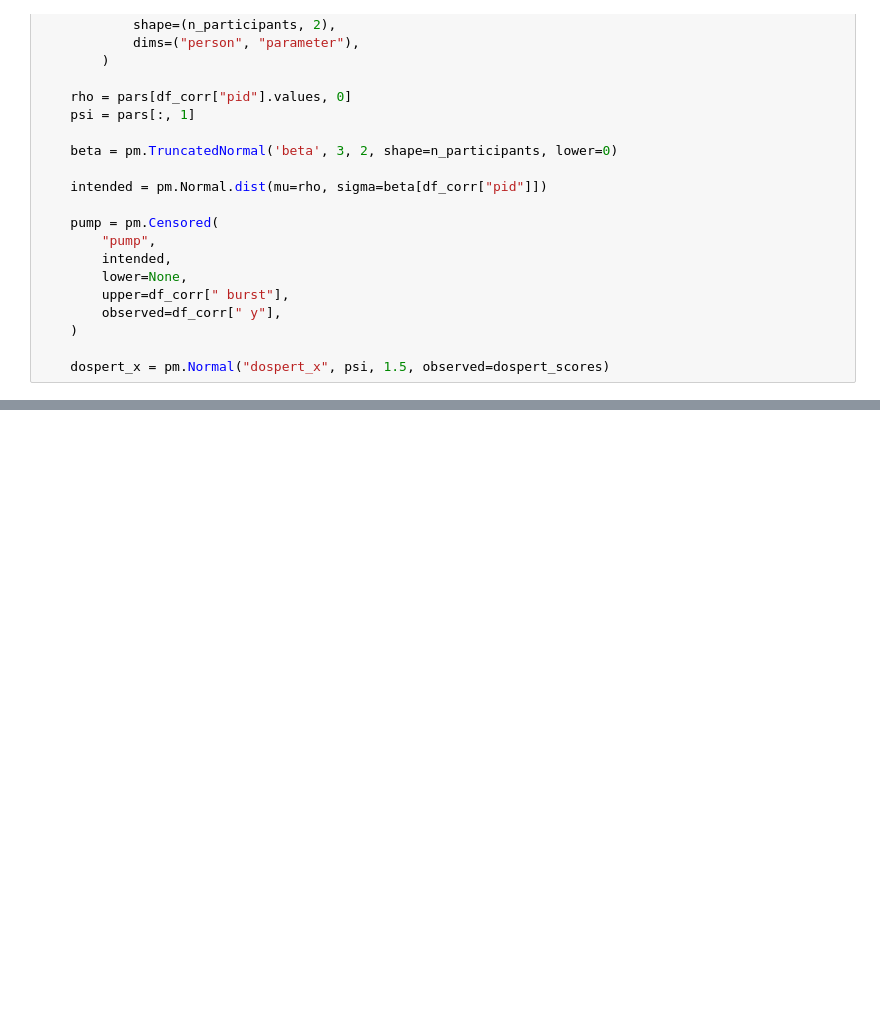
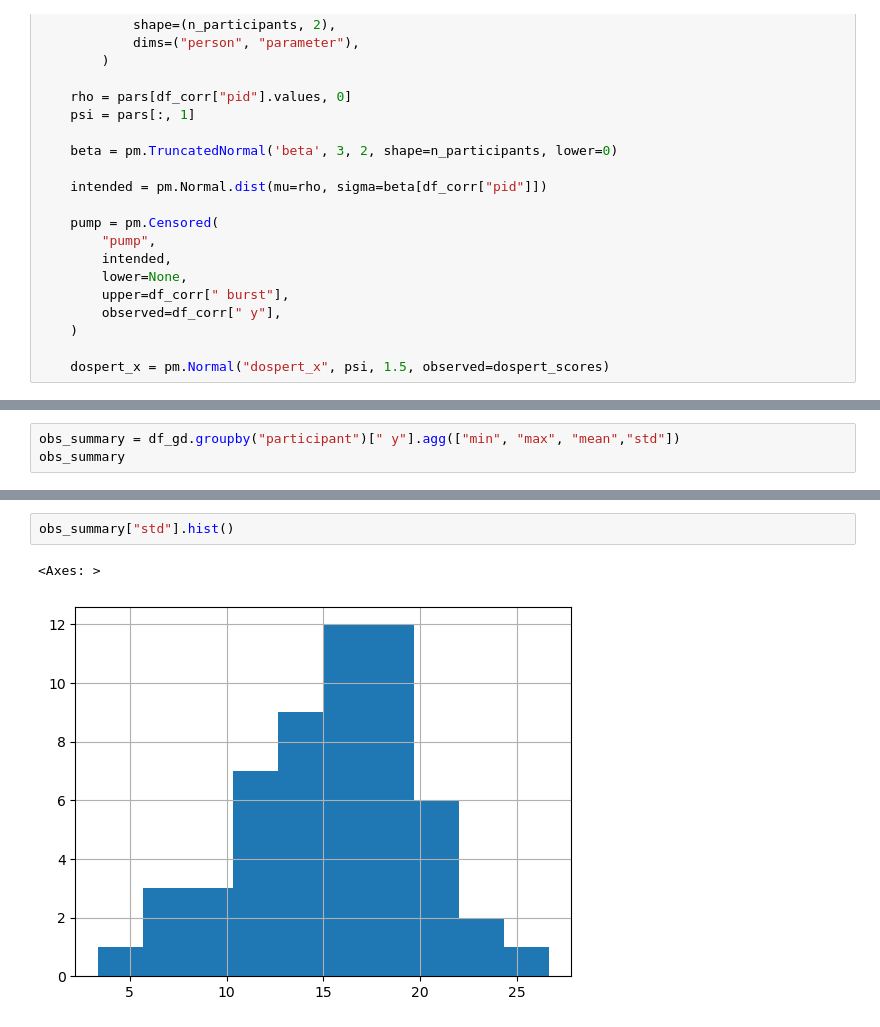
Before and after one commit to alazaydin/bart-censored, a Jupyter notebook: censoring.ipynb, the cells around one changed output, grey strips where cells are left out. Cells and saved outputs as stored; diff of their text form; blank space fills up the shorter version.

```diff
--- a/censoring.ipynb
+++ b/censoring.ipynb
@@ -856,0 +999,3 @@ Sampling 4 chains for 1_000 tune and 1_000 draw iterations (4_000 + 4_000 draws
+# %%
+obs_summary = df_gd.groupby("participant")[" y"].agg(["min", "max", "mean","std"])
+obs_summary
@@ -856,0 +1021,5 @@ Sampling 4 chains for 1_000 tune and 1_000 draw iterations (4_000 + 4_000 draws
+# %%
+obs_summary["std"].hist()
+# %% [output]
+<Axes: >
+[figure, added]
```
Also changed, not shown: parts of 48 cells of this notebook.
